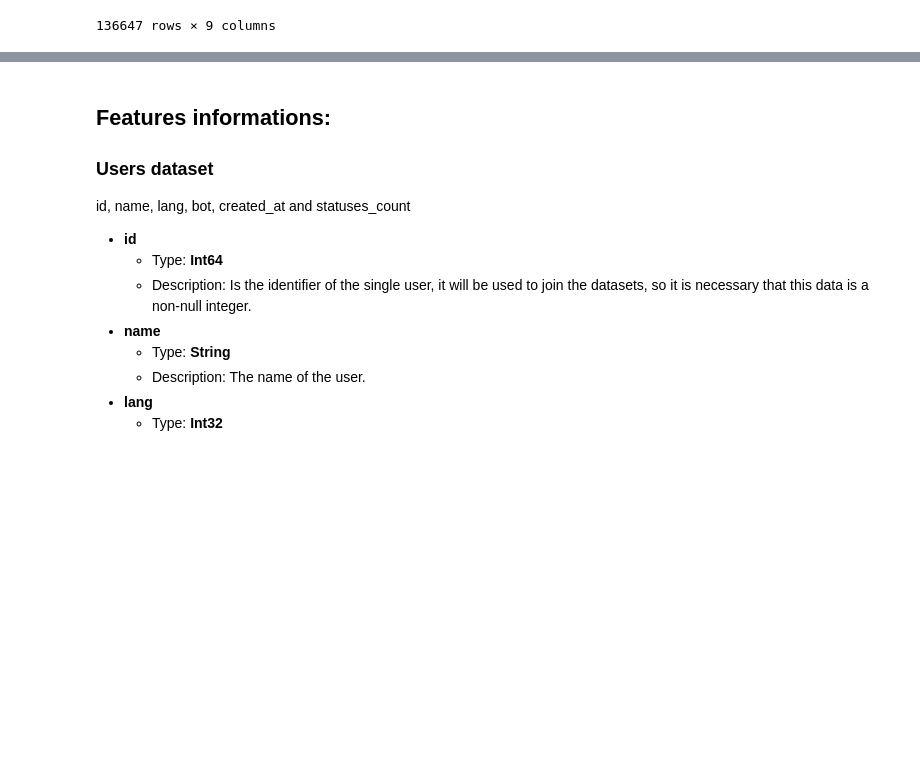
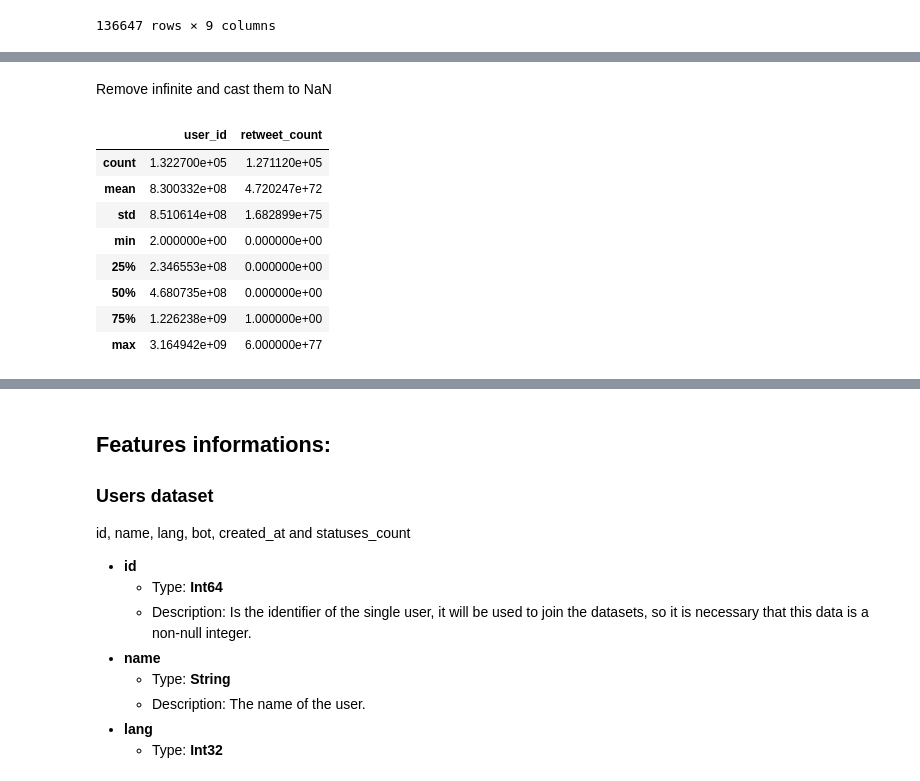
Before and after one commit to alessandrocubic/Unipi-Data-Mining-project-AY-22-23, a Jupyter notebook: data_understanding_sample.ipynb, the cells around one changed output, grey strips where cells are left out. Drawn from its saved outputs; the diff is of its cells as text; code cells hidden in the pictures; blank space fills up the shorter version.

```diff
--- a/data_understanding_sample.ipynb
+++ b/data_understanding_sample.ipynb
@@ -119,0 +96,3 @@ Now we give a look at the heatmap to show all the missing values
+# %%
+df_tweets_sample['retweet_count'] = pd.to_numeric(df_tweets_sample['retweet_count'], downcast= 'float', errors='coerce') # After this instruction the column becomes numerics
+df_tweets_sample.info()
@@ -119,0 +118,27 @@ Now we give a look at the heatmap to show all the missing values
+# %%
+# Cast objects to float
+df_tweets_sample.retweet_count = pd.to_numeric(df_tweets_sample.retweet_count, downcast= 'float', errors='coerce') # After this instruction the column becomes numerics
+df_tweets_sample.reply_count = pd.to_numeric(df_tweets_sample.reply_count, downcast= 'float', errors='coerce') # After this instruction the column becomes numerics
+df_tweets_sample.favorite_count = pd.to_numeric(df_tweets_sample.favorite_count, downcast= 'float', errors='coerce') # After this instruction the column becomes numerics
+df_tweets_sample.num_hashtags = pd.to_numeric(df_tweets_sample.num_hashtags, downcast= 'float', errors='coerce') # After this instruction the column becomes numerics
+df_tweets_sample.num_urls = pd.to_numeric(df_tweets_sample.num_urls, downcast= 'float', errors='coerce') # After this instruction the column becomes numerics
+df_tweets_sample.num_mentions = pd.to_numeric(df_tweets_sample.num_mentions, downcast= 'float', errors='coerce') # After this instruction the column becomes numerics
+
+# Define max and min for Int64
+max_int = np.iinfo(np.int64).max
+min_int = np.iinfo(np.int64).min
+# Substitute values outside of Int64 limits with NaN
+df_tweets_sample.retweet_count = df_tweets_sample.retweet_count.apply(lambda y: y if y <= max_int or y >= min_int else pd.NA)
+df_tweets_sample.reply_count = df_tweets_sample.reply_count.apply(lambda y: y if y <= max_int or y >= min_int else pd.NA)
+df_tweets_sample.favorite_count = df_tweets_sample.favorite_count.apply(lambda y: y if y <= max_int or y >= min_int else pd.NA)
+df_tweets_sample.num_hashtags = df_tweets_sample.num_hashtags.apply(lambda y: y if y <= max_int or y >= min_int else pd.NA)
+df_tweets_sample.num_urls = df_tweets_sample.num_urls.apply(lambda y: y if y <= max_int or y >= min_int else pd.NA)
+df_tweets_sample.num_mentions = df_tweets_sample.num_mentions.apply(lambda y: y if y <= max_int or y >= min_int else pd.NA)
+
+# Cast to Int64
+df_tweets_sample.retweet_count = df_tweets_sample.retweet_count.astype('Int64', errors='ignore')
+df_tweets_sample.reply_count = df_tweets_sample.reply_count.astype('Int64', errors='ignore')
+df_tweets_sample.favorite_count = df_tweets_sample.favorite_count.astype('Int64', errors='raise')
+df_tweets_sample.num_hashtags = df_tweets_sample.num_hashtags.astype('Int64', errors='ignore')
+df_tweets_sample.num_urls = df_tweets_sample.num_urls.astype('Int64', errors='ignore')
+df_tweets_sample.num_mentions = df_tweets_sample.num_mentions.astype('Int64', errors='ignore')
@@ -119,0 +185,3 @@ Now we give a look at the heatmap to show all the missing values
+# %%
+df_tweets_sample.retweet_count = df_tweets_sample.retweet_count.astype('Int64', errors='ignore') # Cast to int
+df_tweets_sample.info()
@@ -119,0 +205,2 @@ Now we give a look at the heatmap to show all the missing values
+# %% [markdown]
+Remove infinite and cast them to NaN
@@ -120,3 +211,15 @@ Now we give a look at the heatmap to show all the missing values
+# %%
+df_tweets_sample.describe()
+# %% [output]
+|  | user_id | retweet_count |
+| count | 1.322700e+05 | 1.271120e+05 |
+| mean | 8.300332e+08 | 4.720247e+72 |
+| std | 8.510614e+08 | 1.682899e+75 |
+| min | 2.000000e+00 | 0.000000e+00 |
+| 25% | 2.346553e+08 | 0.000000e+00 |
+| 50% | 4.680735e+08 | 0.000000e+00 |
+| 75% | 1.226238e+09 | 1.000000e+00 |
+| max | 3.164942e+09 | 6.000000e+77 |
 # %%
 fig, ax = plt.subplots(figsize=(12,5))
 sn.heatmap(df_tweets_sample.isnull(), cbar=False, xticklabels=True, ax=ax, yticklabels=False)
```
Also changed, not shown: parts of 16 cells of this notebook, 1 other file.
